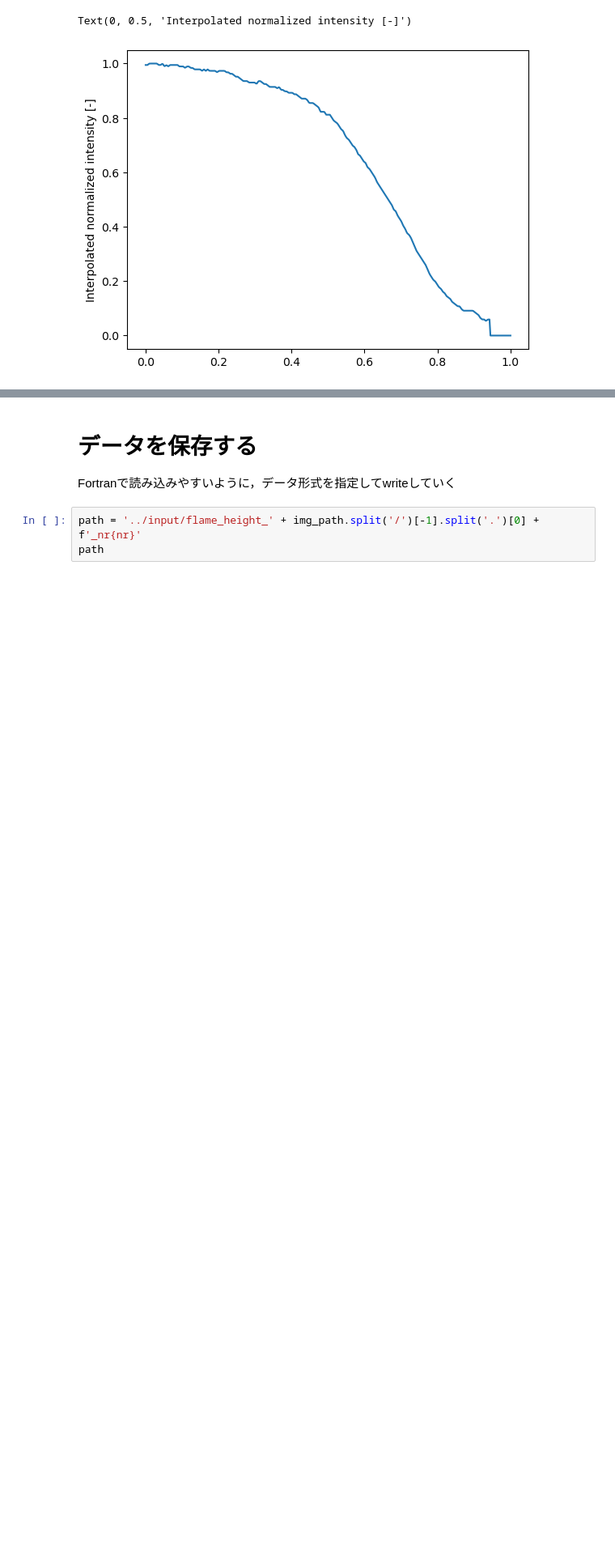
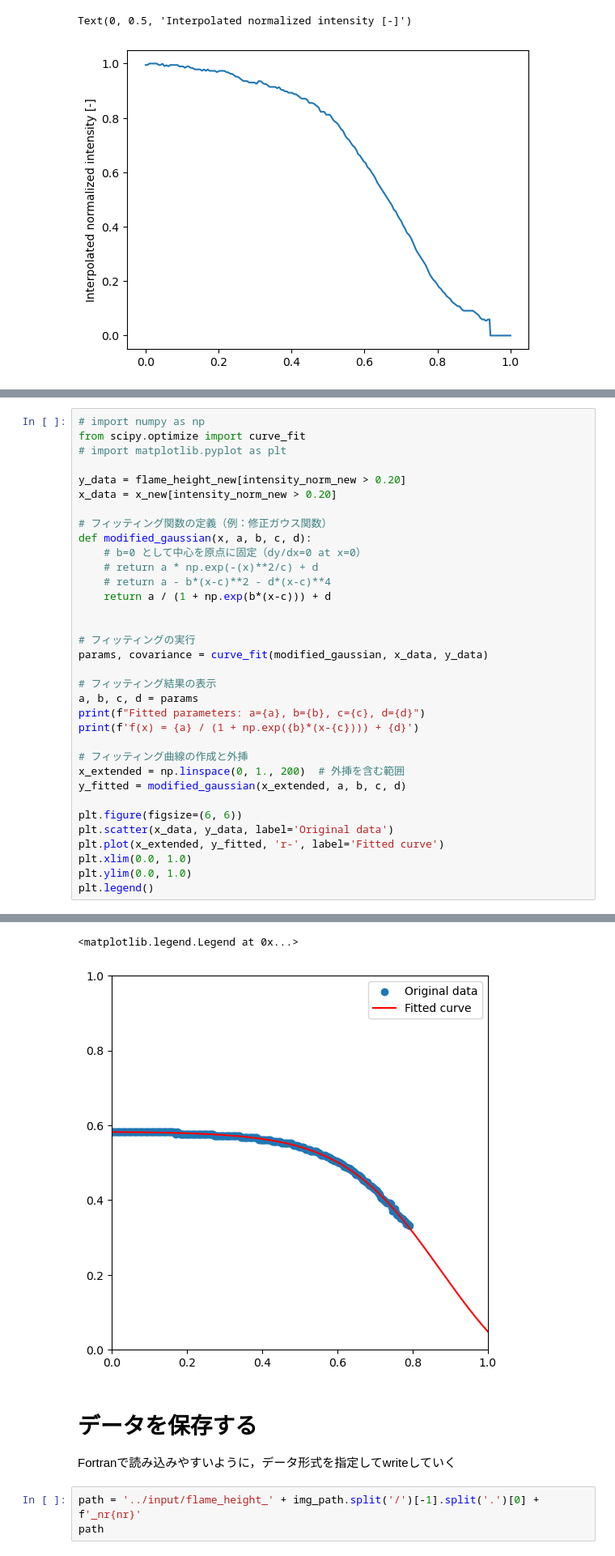
Before and after one commit to syoukera/F90_IonizedLayerModel, a Jupyter notebook: ipynb/20241211_get_flame_position.ipynb, the cells around one changed output, grey strips where cells are left out. Shown: that part at 81% size. Saved outputs shown, nothing was run; the diff lists cells and outputs as text; blank space fills up the shorter version.

```diff
--- a/ipynb/20241211_get_flame_position.ipynb
+++ b/ipynb/20241211_get_flame_position.ipynb
@@ -212,0 +229,35 @@ Text(0, 0.5, 'Interpolated normalized intensity [-]')
+# %%
+# import numpy as np
+from scipy.optimize import curve_fit
+# import matplotlib.pyplot as plt
+
+y_data = flame_height_new[intensity_norm_new > 0.20]
+x_data = x_new[intensity_norm_new > 0.20]
+
+# フィッティング関数の定義（例：修正ガウス関数）
+def modified_gaussian(x, a, b, c, d):
+    # b=0 として中心を原点に固定（dy/dx=0 at x=0）
+    # return a * np.exp(-(x)**2/c) + d
+    # return a - b*(x-c)**2 - d*(x-c)**4
+    return a / (1 + np.exp(b*(x-c))) + d
+
+
+# フィッティングの実行
+params, covariance = curve_fit(modified_gaussian, x_data, y_data)
+
+# フィッティング結果の表示
+a, b, c, d = params
+print(f"Fitted parameters: a={a}, b={b}, c={c}, d={d}")
+print(f'f(x) = {a} / (1 + np.exp({b}*(x-{c}))) + {d}')
+
+# フィッティング曲線の作成と外挿
+x_extended = np.linspace(0, 1., 200)  # 外挿を含む範囲
+y_fitted = modified_gaussian(x_extended, a, b, c, d)
+
+plt.figure(figsize=(6, 6))
+plt.scatter(x_data, y_data, label='Original data')
+plt.plot(x_extended, y_fitted, 'r-', label='Fitted curve')
+plt.xlim(0.0, 1.0)
+plt.ylim(0.0, 1.0)
+plt.legend()
+# %% [output]
@@ -213,3 +266,5 @@ Text(0, 0.5, 'Interpolated normalized intensity [-]')
+<matplotlib.legend.Legend at 0x...>
+[figure, added]
 # %% [markdown]
 # データを保存する
 Fortranで読み込みやすいように，データ形式を指定してwriteしていく
```
Also changed, not shown: parts of 3 cells of this notebook, 1 other file.
